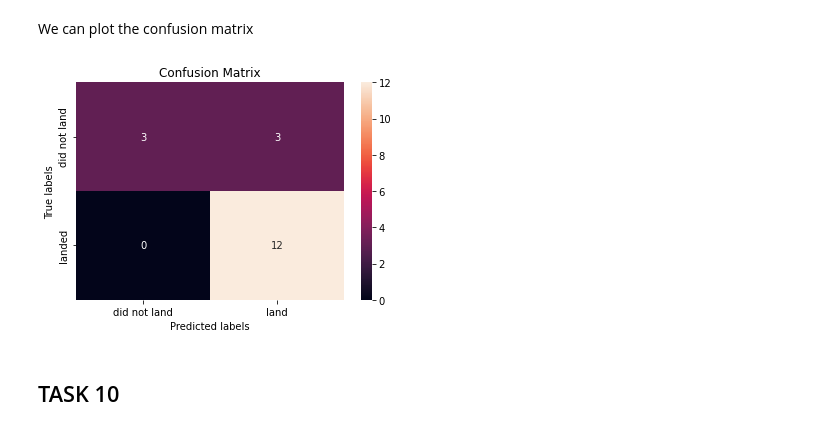
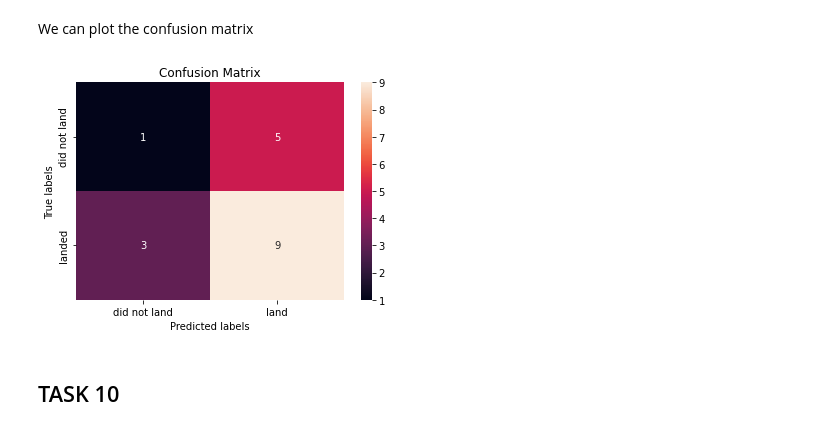
Before and after one commit to Jerish06/Data-Science-Capstone, a Jupyter notebook: SpaceX_Machine Learning Prediction_Part_5.ipynb, the cells around one changed output. Cells and saved outputs as stored; diff of their text form; code cells hidden in the pictures.

```diff
--- a/SpaceX_Machine Learning Prediction_Part_5.ipynb
+++ b/SpaceX_Machine Learning Prediction_Part_5.ipynb
@@ -318,10 +318,10 @@ tree_cv.score(X_test, Y_test)
 # %% [markdown]
 We can plot the confusion matrix
 # %%
-yhat = svm_cv.predict(X_test)
+yhat = tree_cv.predict(X_test)
 plot_confusion_matrix(Y_test,yhat)
 # %% [output]
-[figure, old version]
+[figure, new version]
 # %%
 tree_yhat = tree_cv.predict(X_test)
 tree_f1 = f1_score(Y_test, tree_yhat)
```
Also changed, not shown: parts of 5 cells of this notebook.
